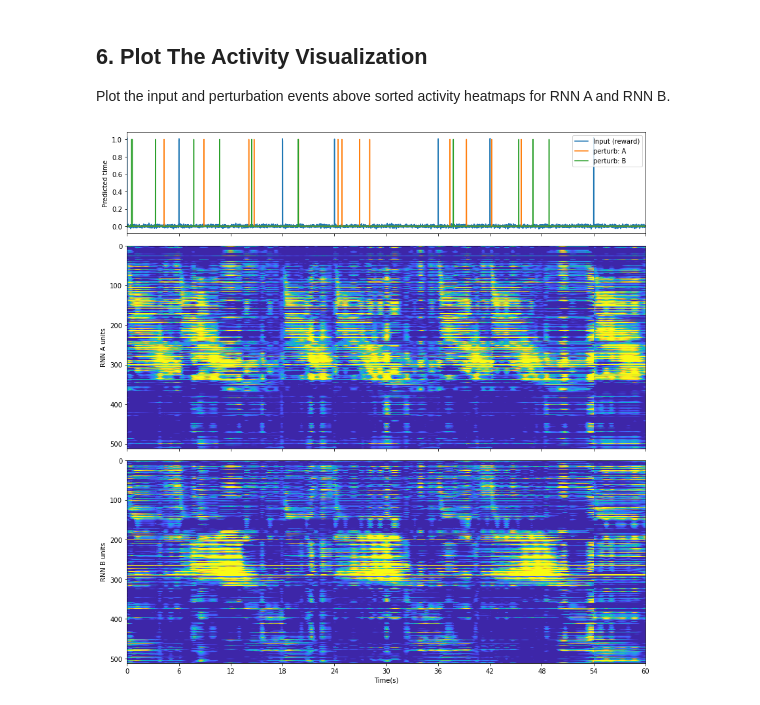
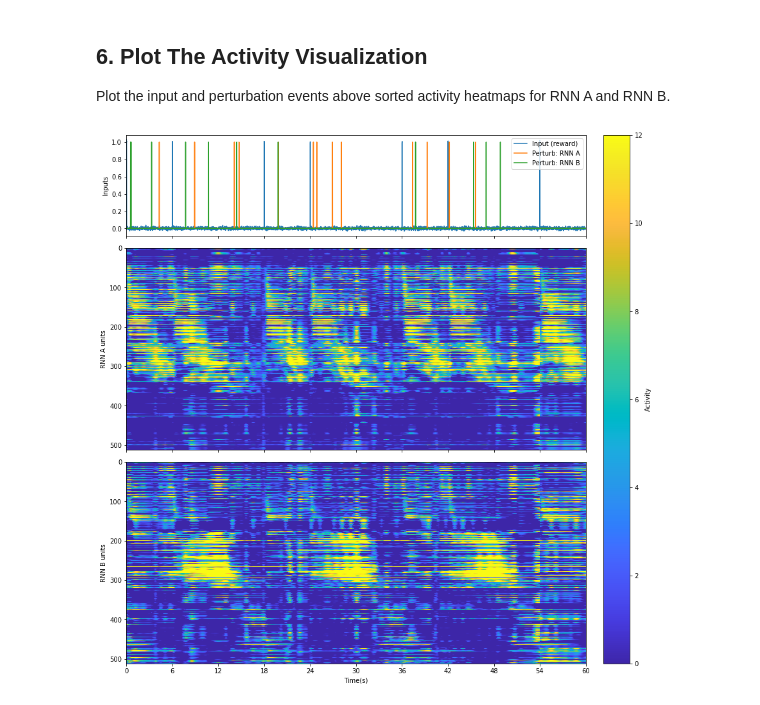
Before and after one commit to hiroto726/TwinRNN, a Jupyter notebook: notebooks/visualize_activity.ipynb, the cells around one changed output. Drawn from its saved outputs; the diff is of its cells as text; code cells hidden in the pictures.

Commit message:
Polish demo activity plot labels

```diff
--- a/notebooks/visualize_activity.ipynb
+++ b/notebooks/visualize_activity.ipynb
@@ -212,44 +212,47 @@ fig, axs = plt.subplots(
     3,
     1,
     figsize=(12, 12),
+    constrained_layout=True,
     sharex=True,
     gridspec_kw={"height_ratios": [1, 2, 2]},
 )
 
 axs[0].plot(act_x_2[0, start:end], label="Input (reward)")
-axs[0].plot(x_2[start:end, 0], label="perturb: A")
-axs[0].plot(x_2[start:end, 1], label="perturb: B")
-axs[0].set_ylabel("Predicted time")
+axs[0].plot(x_2[start:end, 0], label="Perturb: RNN A")
+axs[0].plot(x_2[start:end, 1], label="Perturb: RNN B")
+axs[0].set_ylabel("Inputs")
 axs[0].legend(loc="upper right")
 axs[0].grid(False)
 
 axs[1].imshow(
     act_A_2[start:end, sort_id_A].T,
     aspect="auto",
     origin="upper",
     cmap=parula,
     interpolation="nearest",
     vmin=0,
     vmax=vmax,
 )
 axs[1].set_ylabel("RNN A units")
 
-axs[2].imshow(
+im_b = axs[2].imshow(
     act_B_2[start:end, sort_id_B].T,
     aspect="auto",
     origin="upper",
     cmap=parula,
     interpolation="nearest",
     vmin=0,
     vmax=vmax,
 )
 axs[2].set_ylabel("RNN B units")
 axs[2].set_xlim(0, window_length)
 axs[2].set_xticks(tick_positions)
 axs[2].set_xticklabels(tick_labels)
 axs[2].set_xlabel("Time(s)")
 
-plt.tight_layout()
+cbar = fig.colorbar(im_b, ax=axs.tolist(), fraction=0.025, pad=0.02)
+cbar.set_label("Activity")
+
 plt.show()
 # %% [output]
-[figure, old version]
+[figure, new version]
```
